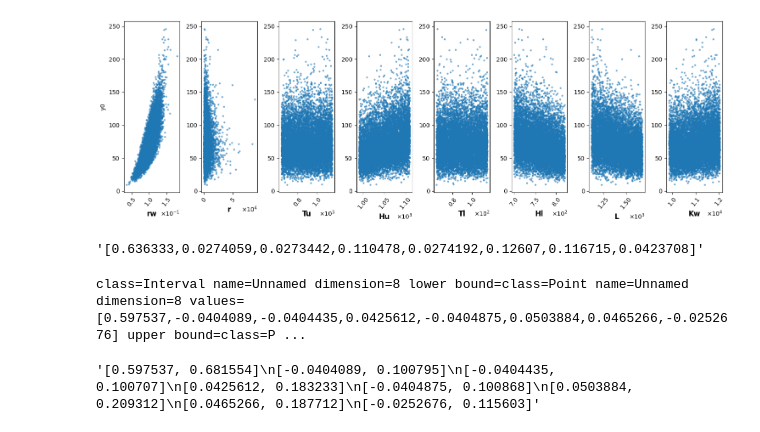
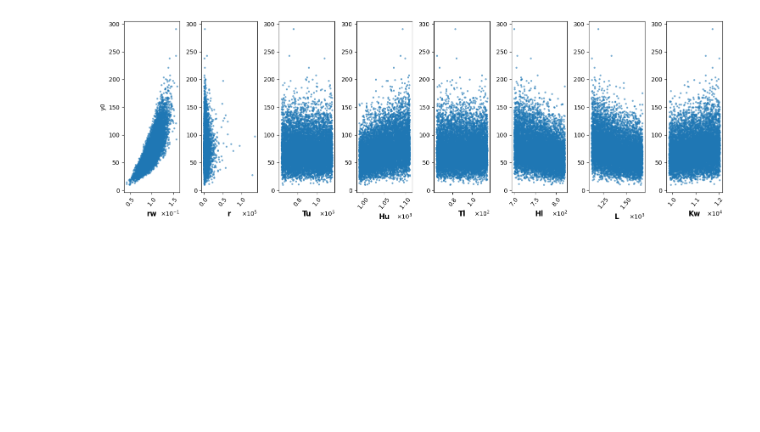
Before and after one commit to MLegkovskis/UQCAT, a Jupyter notebook: agglomerate/Sobol.ipynb, the cells around one changed output. Drawn from its saved outputs; the diff is of its cells as text; code cells hidden in the pictures; blank space fills up the shorter version.

```diff
--- a/agglomerate/Sobol.ipynb
+++ b/agglomerate/Sobol.ipynb
@@ -241,37 +101,37 @@ import matplotlib.ticker as ticker
 
 
 # Load the CSV file
-csv_file = 'results_tmp/grid.csv'
+csv_file = 'results/grid.csv'
 
 df = pd.read_csv(csv_file)
 
 # Extract the columns
 y = df['y0']
 X = df.drop(columns=['y0', 'Unnamed: 0'])
 
 # Get the column names
 X_names = X.columns
 
 # Define the dimensions
 dimX = X.shape[1]
 
 # Create a grid of plots
 fig, axes = plt.subplots(1, dimX, figsize=(15, 5))
 
 # Plot each subplot
 for j in range(dimX):
     ax = axes[j] if dimX > 1 else axes
     ax.scatter(X.iloc[:, j], y, alpha=0.5, s=5)
     ax.set_xlabel(X_names[j], fontsize=12, fontweight='bold')
     ax.tick_params(axis='x', rotation=50)  # Rotate x-ticks vertically
     if j == 0:
         ax.set_ylabel('y0')
     else:
         ax.set_ylabel("")
     ax.xaxis.set_major_formatter(ticker.ScalarFormatter(useMathText=True))
     ax.ticklabel_format(style='sci', axis='x', scilimits=(0, 0))
 
 plt.tight_layout()
 plt.show()
 # %% [output]
-[figure, old version]
+[figure, new version]
@@ -341,12 +137,0 @@ plt.show()
-# %%
-str(sensitivityAnalysis.getFirstOrderIndices())
-# %% [output]
-'[0.636333,0.0274059,0.0273442,0.110478,0.0274192,0.12607,0.116715,0.0423708]'
-# %%
-sensitivityAnalysis.getFirstOrderIndicesInterval()
-# %% [output]
-class=Interval name=Unnamed dimension=8 lower bound=class=Point name=Unnamed dimension=8 values=[0.597537,-0.0404089,-0.0404435,0.0425612,-0.0404875,0.0503884,0.0465266,-0.0252676] upper bound=class=P ...
-# %%
-str(sensitivityAnalysis.getFirstOrderIndicesInterval())
-# %% [output]
-'[0.597537, 0.681554]\n[-0.0404089, 0.100795]\n[-0.0404435, 0.100707]\n[0.0425612, 0.183233]\n[-0.0404875, 0.100868]\n[0.0503884, 0.209312]\n[0.0465266, 0.187712]\n[-0.0252676, 0.115603]'
```
Also changed, not shown: parts of 9 cells of this notebook, 33 other files.
